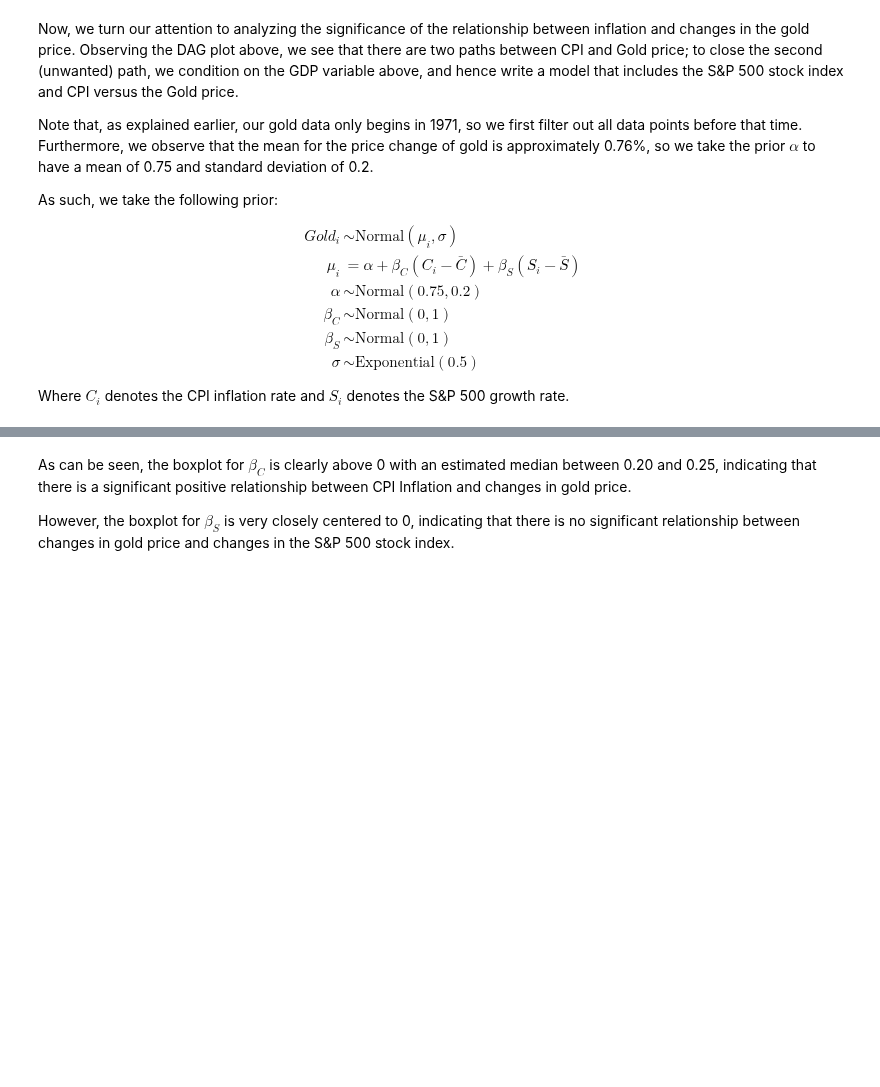
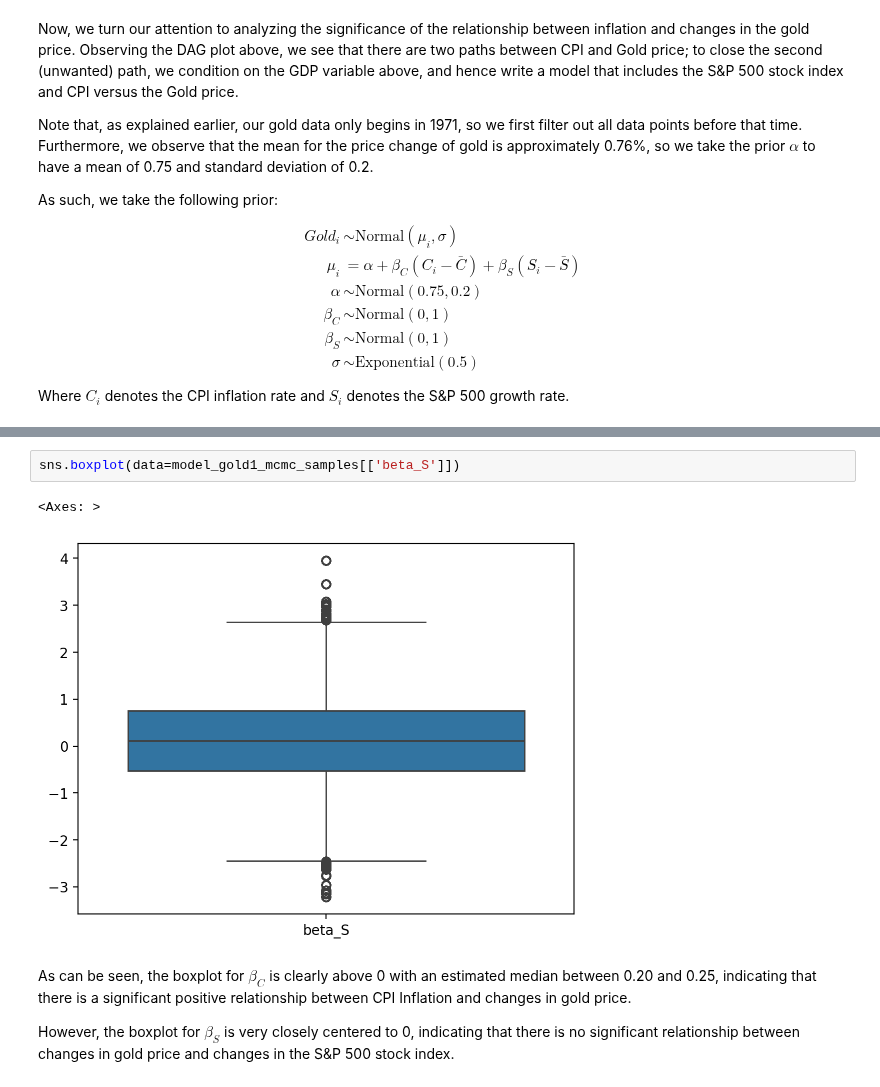
Before and after one commit to AndreiAf02/Math509Project_Public, a Jupyter notebook: 509ProjectV2.ipynb, the cells around one changed output, grey strips where cells are left out. Drawn from its saved outputs; the diff is of its cells as text; blank space fills up the shorter version.

```diff
--- a/509ProjectV2.ipynb
+++ b/509ProjectV2.ipynb
@@ -740,3 +735,8 @@ sns.boxplot(data=model_gold1_mcmc_samples[['beta_C']])
+# %%
+sns.boxplot(data=model_gold1_mcmc_samples[['beta_S']])
+# %% [output]
+<Axes: >
+[figure, added]
 # %% [markdown]
 As can be seen, the boxplot for $\beta_C$ is clearly above 0 with an estimated median between 0.20 and 0.25, indicating that there is a significant positive relationship between CPI Inflation and changes in gold price.
 
```
Also changed, not shown: parts of 6 cells of this notebook.
